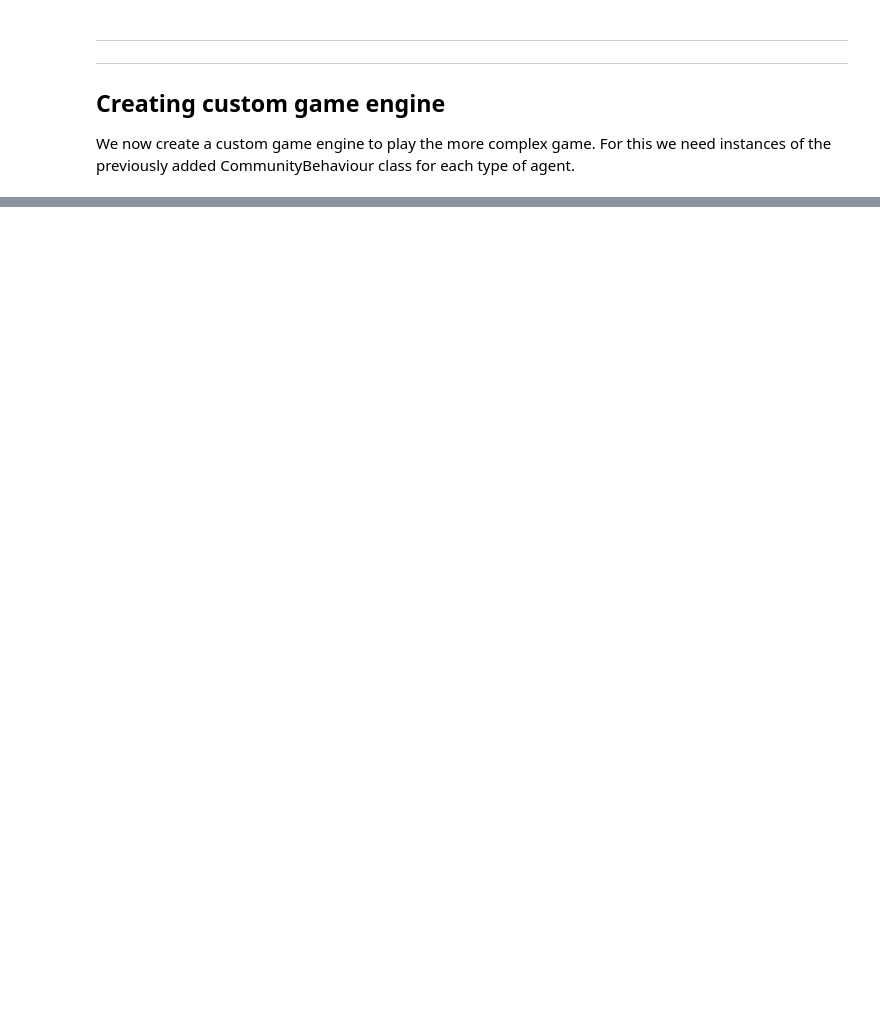
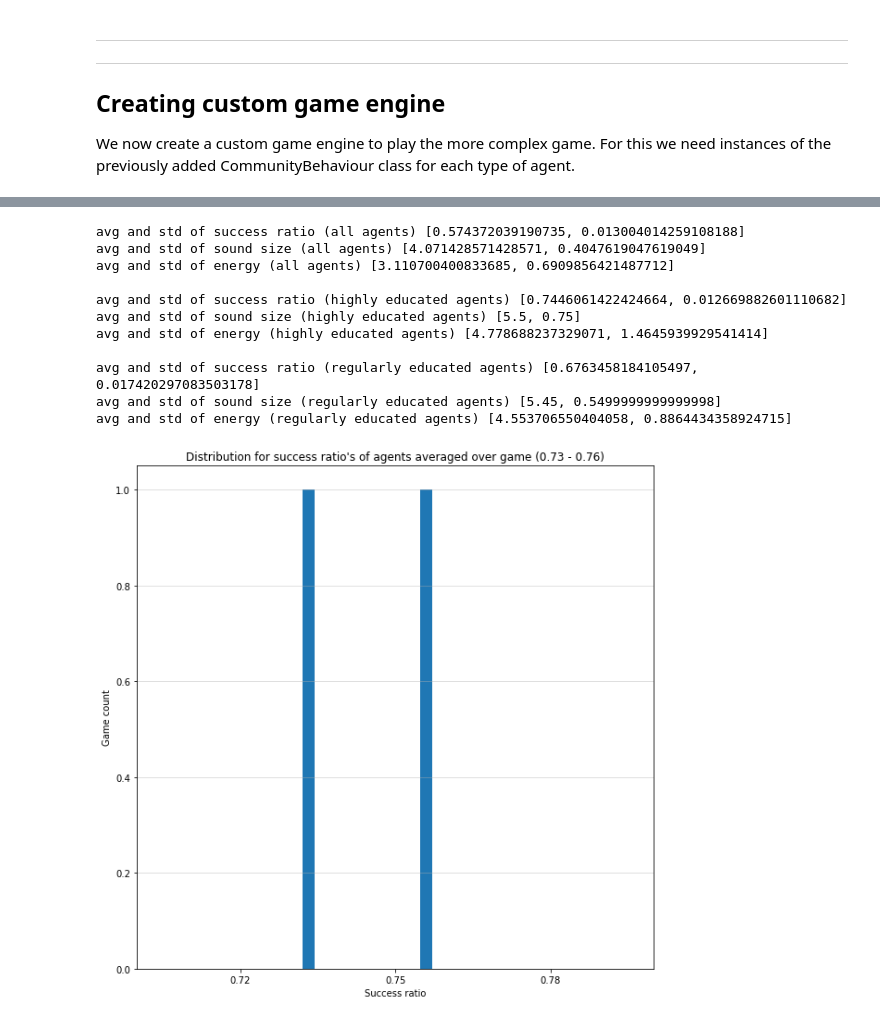
Before and after one commit to pikawika/VUB-EoS-project, a Jupyter notebook: code/notebooks/4_adding_small_communities.ipynb, the cells around one changed output, grey strips where cells are left out. Cells and saved outputs as stored; diff of their text form; code cells hidden in the pictures; blank space fills up the shorter version.

```diff
--- a/code/notebooks/4_adding_small_communities.ipynb
+++ b/code/notebooks/4_adding_small_communities.ipynb
@@ -776,0 +834,68 @@ We now play a sample game to validate our created code
+# %%
+# Defining child class so that Agent methods are copied
+class CommunityStatistics(Statistics):
+
+    def extract_agents_with_type_from_community_game_state(self, game_state: CommunityGameState, allowed_roles: list):
+        """Returns game state object where only agents of specified type are visible."""
+        filtered_state = CommunityGameState(agents=[a for a in game_state.agents if a.community_role in allowed_roles], iteration= game_state.iteration);
+
+        return filtered_state;
+
+    def extract_agents_with_type_from_community_game_states(self, game_states: list, allowed_roles: list):
+        """Returns list of game state objects where only agents of specified type are visible."""
+        # init filtered states
+        filtered_states = [];
+
+        for game_state in game_states:
+            filtered_states += [self.extract_agents_with_type_from_community_game_state(game_state, allowed_roles)];
+
+        return filtered_states;
+# %%
+statistics = CommunityStatistics(bark_operator= BarkOperator());
+
+select_game_states = [game_states[-2], game_states[-1]];
+select_game_states_high = statistics.extract_agents_with_type_from_community_game_states(select_game_states, [CommunityRole.DOCTORATE, CommunityRole.PROFESSOR]);
+select_game_states_regular = statistics.extract_agents_with_type_from_community_game_states(select_game_states, [CommunityRole.PARENT, CommunityRole.GRANDPARENT]);
+
+print("avg and std of success ratio (all agents)", statistics.average_agent_success_ratio(select_game_states));
+print("avg and std of sound size (all agents)", statistics.average_agent_sound_size(select_game_states));
+print("avg and std of energy (all agents)", statistics.average_agent_energy(select_game_states));
+print();
+
+print("avg and std of success ratio (highly educated agents)", statistics.average_agent_success_ratio(select_game_states_high));
+print("avg and std of sound size (highly educated agents)", statistics.average_agent_sound_size(select_game_states_high));
+print("avg and std of energy (highly educated agents)", statistics.average_agent_energy(select_game_states_high));
+print();
+
+print("avg and std of success ratio (regularly educated agents)", statistics.average_agent_success_ratio(select_game_states_regular));
+print("avg and std of sound size (regularly educated agents)", statistics.average_agent_sound_size(select_game_states_regular));
+print("avg and std of energy (regularly educated agents)", statistics.average_agent_energy(select_game_states_regular));
+print();
+
+
+
+statistics.plot_agent_success_ratio_distribution(select_game_states_high, left_limit = 0.7, right_limit = 0.8);
+statistics.plot_agent_sound_size_distribution(select_game_states_high);
+statistics.plot_agent_energy_distribution(select_game_states_high);
+
+statistics.plot_known_vowels_over_sounds(select_game_states_high[-2]);
+
+# Remove unused variables
+del statistics;
+del game_states;
+del select_game_states;
+del select_game_states_high;
+del select_game_states_regular;
+# %% [output]
+avg and std of success ratio (all agents) [0.574372039190735, 0.013004014259108188]
+avg and std of sound size (all agents) [4.071428571428571, 0.4047619047619049]
+avg and std of energy (all agents) [3.110700400833685, 0.6909856421487712]
+
+avg and std of success ratio (highly educated agents) [0.7446061422424664, 0.012669882601110682]
+avg and std of sound size (highly educated agents) [5.5, 0.75]
+avg and std of energy (highly educated agents) [4.778688237329071, 1.4645939929541414]
+
+avg and std of success ratio (regularly educated agents) [0.6763458184105497, 0.017420297083503178]
+avg and std of sound size (regularly educated agents) [5.45, 0.5499999999999998]
+avg and std of energy (regularly educated agents) [4.553706550404058, 0.8864434358924715]
+[figure, added]
```
Also changed, not shown: parts of 20 cells of this notebook, 30 other files.
